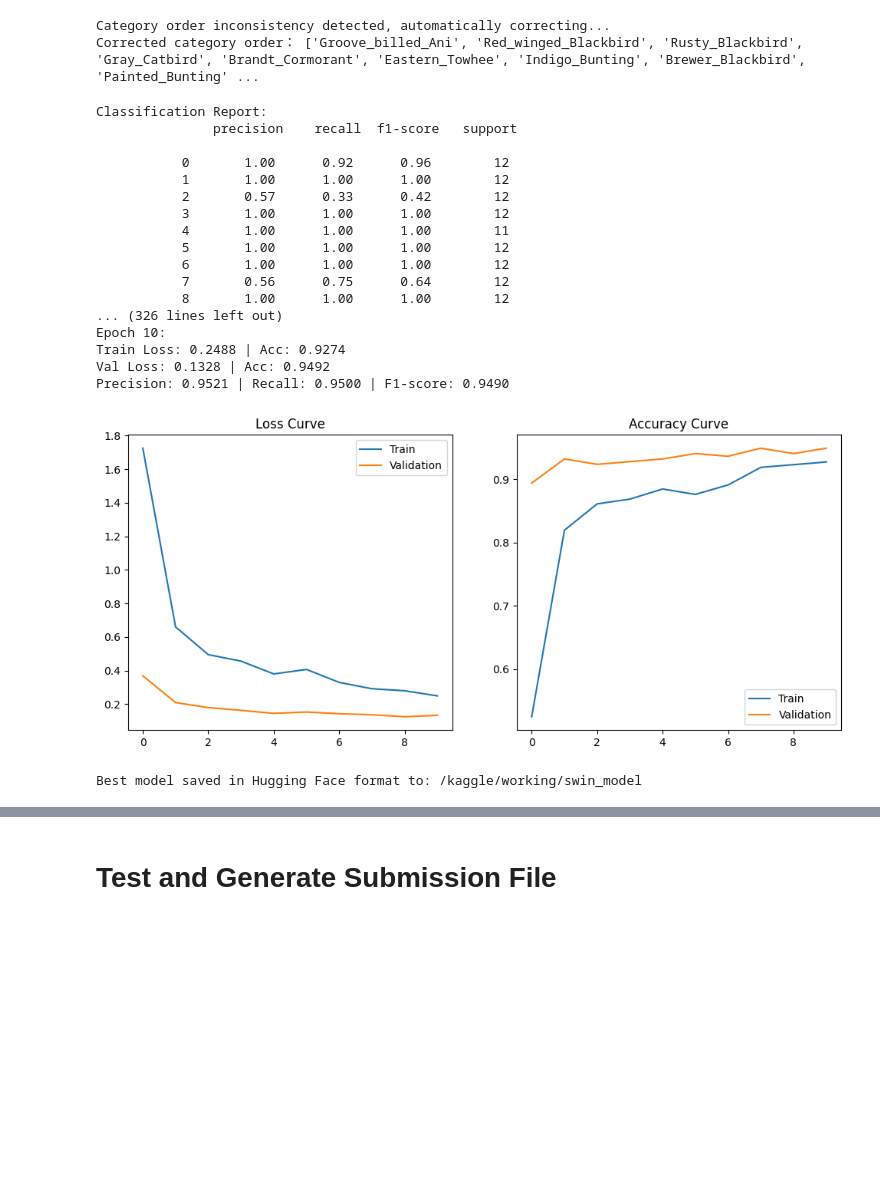
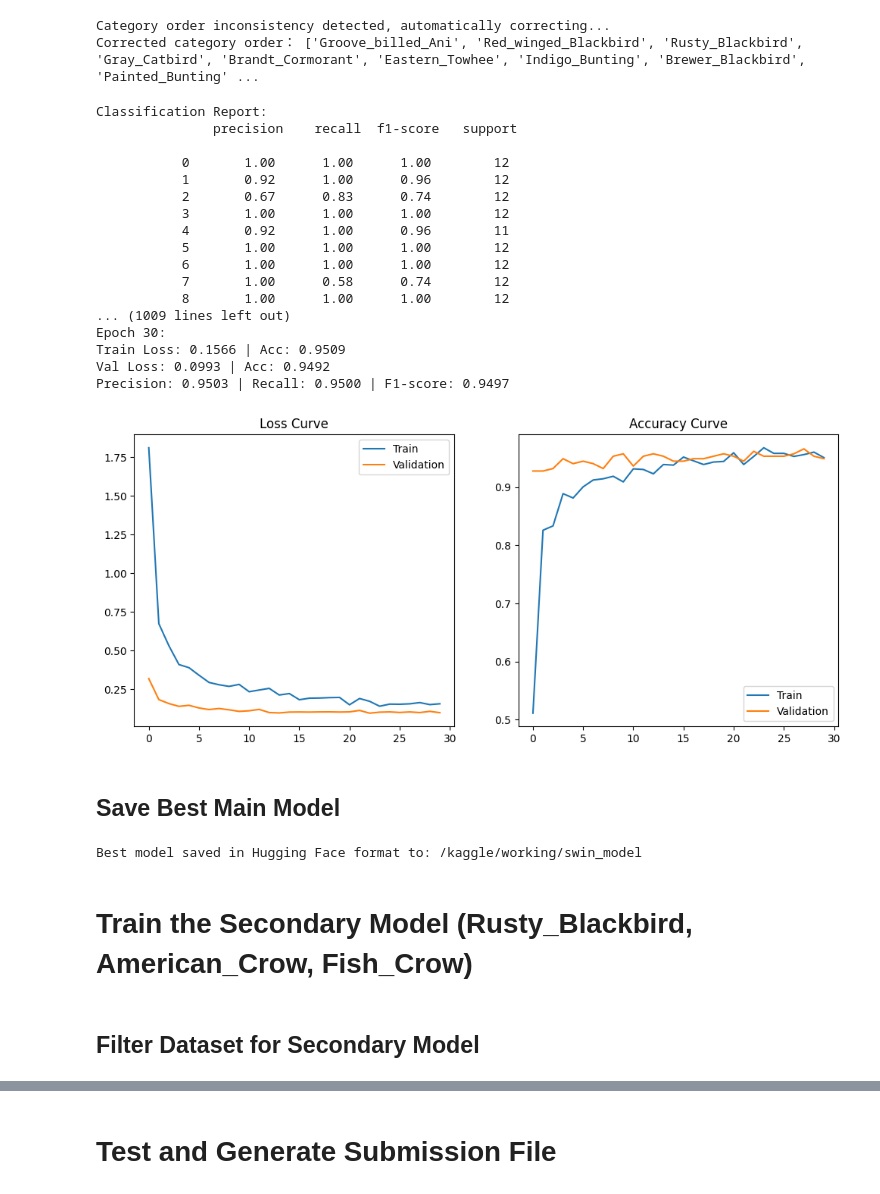
Before and after one commit to yutao-data/Fine_Grained_Bird_Swin, a Jupyter notebook: notebooks/Pretrained_Swin.ipynb, the cells around one changed output, grey strips where cells are left out. Cells and saved outputs as stored; diff of their text form; code cells hidden in the pictures; blank space fills up the shorter version.

```diff
--- a/notebooks/Pretrained_Swin.ipynb
+++ b/notebooks/Pretrained_Swin.ipynb
@@ -226,25 +226,10 @@ import torch
 import matplotlib.pyplot as plt
 from torch.utils.data import DataLoader
 from sklearn.metrics import precision_score, recall_score, f1_score, classification_report
-from timm.data.mixup import Mixup
-
-mixup_fn = Mixup(
-    mixup_alpha=0.4,
-    cutmix_alpha=0.4,
-    cutmix_minmax=None,
-    prob=0.7,  # Probability of applying MixUp/CutMix
-    switch_prob=0.5,  # Probability of switching between MixUp & CutMix
-    mode='batch',
-    label_smoothing=0.1
-)
 
 # (Assuming train_dataset, val_dataset, model, optimizer, criterion, etc. are already defined)
 train_loader = DataLoader(train_dataset, batch_size=32, shuffle=True, num_workers=2)
 val_loader = DataLoader(val_dataset, batch_size=64, shuffle=False, num_workers=2)
-
-for images, labels in train_loader:
-    images, labels = mixup_fn(images, labels)
-    break
 
 criterion = torch.nn.CrossEntropyLoss()
 model = model.to(device)
@@ -340,7 +325,7 @@ best_model_path = "/kaggle/working/best_model.pth"
 history = {'train_loss': [], 'val_loss': [], 'train_acc': [], 'val_acc': [],
            'val_precision': [], 'val_recall': [], 'val_f1': []}
 
-for epoch in range(10):
+for epoch in range(30):
     train_loss, train_acc = train_epoch(model, train_loader, optimizer, scaler)
     val_loss, val_acc, val_precision, val_recall, val_f1 = validate(model, val_loader)
 
@@ -361,44 +346,46 @@ for epoch in range(10):
         best_val_acc = val_acc
         torch.save(model.state_dict(), best_model_path)
         print(f"New best model saved with validation accuracy: {val_acc:.4f}")
 
     if early_stopper.early_stop(val_loss):
         print("Early stopping triggered!")
         break
 
 # Plot training curves
 plt.figure(figsize=(12, 5))
 plt.subplot(1, 2, 1)
 plt.plot(history['train_loss'], label='Train')
 plt.plot(history['val_loss'], label='Validation')
 plt.title('Loss Curve')
 plt.legend()
 
 plt.subplot(1, 2, 2)
 plt.plot(history['train_acc'], label='Train')
 plt.plot(history['val_acc'], label='Validation')
 plt.title('Accuracy Curve')
 plt.legend()
 plt.show()
 # %% [output]
 Classification Report:
                precision    recall  f1-score   support
 
-           0       1.00      0.92      0.96        12
-           1       1.00      1.00      1.00        12
-           2       0.57      0.33      0.42        12
+           0       1.00      1.00      1.00        12
+           1       0.92      1.00      0.96        12
+           2       0.67      0.83      0.74        12
            3       1.00      1.00      1.00        12
-           4       1.00      1.00      1.00        11
+           4       0.92      1.00      0.96        11
            5       1.00      1.00      1.00        12
            6       1.00      1.00      1.00        12
-           7       0.56      0.75      0.64        12
+           7       1.00      0.58      0.74        12
            8       1.00      1.00      1.00        12
-... (326 lines left out)
-Epoch 10:
-Train Loss: 0.2488 | Acc: 0.9274
-Val Loss: 0.1328 | Acc: 0.9492
-Precision: 0.9521 | Recall: 0.9500 | F1-score: 0.9490
+... (1009 lines left out)
+Epoch 30:
+Train Loss: 0.1566 | Acc: 0.9509
+Val Loss: 0.0993 | Acc: 0.9492
+Precision: 0.9503 | Recall: 0.9500 | F1-score: 0.9497
-[figure, old version]
+[figure, new version]
+# %% [markdown]
+## Save Best Main Model
 # %%
 import os
 import torch
@@ -437,3 +424,7 @@ with open(os.path.join(save_dir, "class_info.txt"), "w") as f:
 print(f"Best model saved in Hugging Face format to: {save_dir}")
 # %% [output]
 Best model saved in Hugging Face format to: /kaggle/working/swin_model
+# %% [markdown]
+# Train the Secondary Model (Rusty_Blackbird, American_Crow, Fish_Crow)
+# %% [markdown]
+## Filter Dataset for Secondary Model
```
Also changed, not shown: parts of 13 cells of this notebook.
